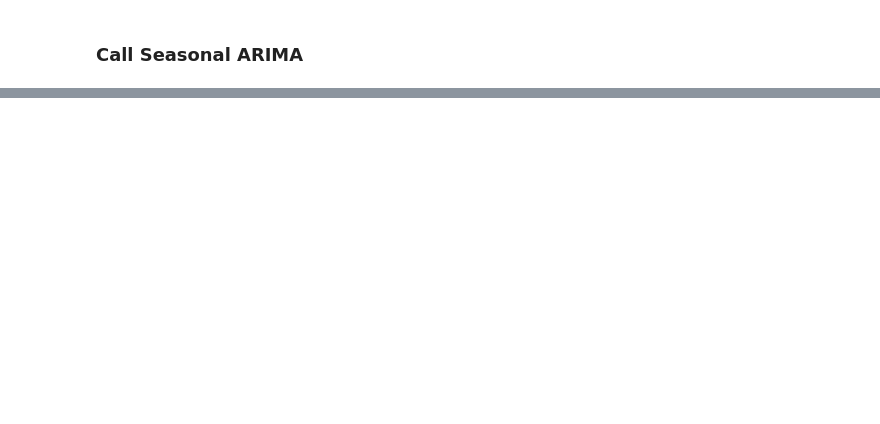
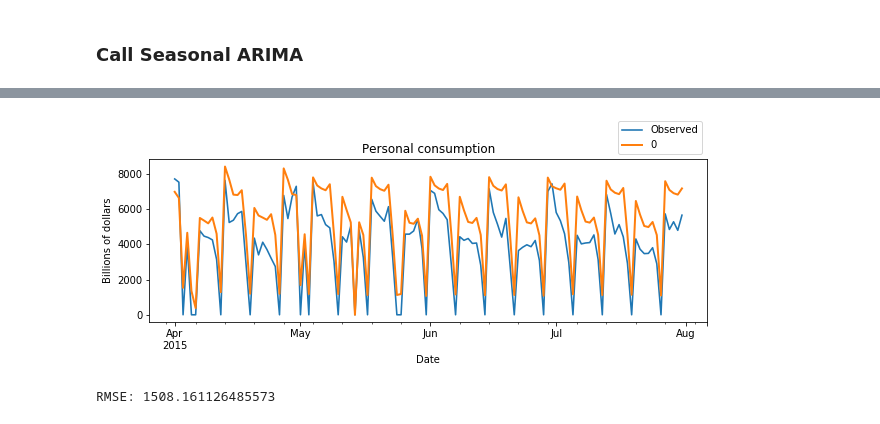
Before and after one commit to psicktrick/Time_Series_Workshop_Barclays, a Jupyter notebook: Arima.ipynb, the cells around one changed output, grey strips where cells are left out. Cells and saved outputs as stored; diff of their text form; code cells hidden in the pictures; blank space fills up the shorter version.

```diff
--- a/Arima.ipynb
+++ b/Arima.ipynb
@@ -148,0 +208,23 @@ Warnings:
+# %%
+# Dynamic predictions
+predict_dy = pd.DataFrame(arma.forecast(len(X_test),exog=_Y))
+predict_dy[0] = np.where((predict_dy[0] <= 0) ,0, predict_dy[0])
+
+# Graph
+fig, ax = plt.subplots(figsize=(10,3))
+ax.set(title='Personal consumption', xlabel='Date', ylabel='Billions of dollars')
+t_start='2015-04-01'
+pred_start = '2015-04-01'
+t_end='2015-07-31'
+# Plot data points
+ts.Sales.ix[t_start:t_end].plot(ax=ax, style='-',linewidth=1.6, label='Observed')
+# Plot predictions
+predict_dy[t_start:t_end].plot(ax=ax,style='-',linewidth=2, label='forecast')
+legend = ax.legend(loc='lower right',bbox_to_anchor=(1,1))
+# %% [output]
+[figure, added]
+# %%
+measure = math.pow(mean_squared_error(X_test.Sales.values,predict_dy.values), 0.5)
+print("RMSE:", measure)
+# %% [output]
+RMSE: 1508.161126485573
```
Also changed, not shown: parts of 5 cells of this notebook.
